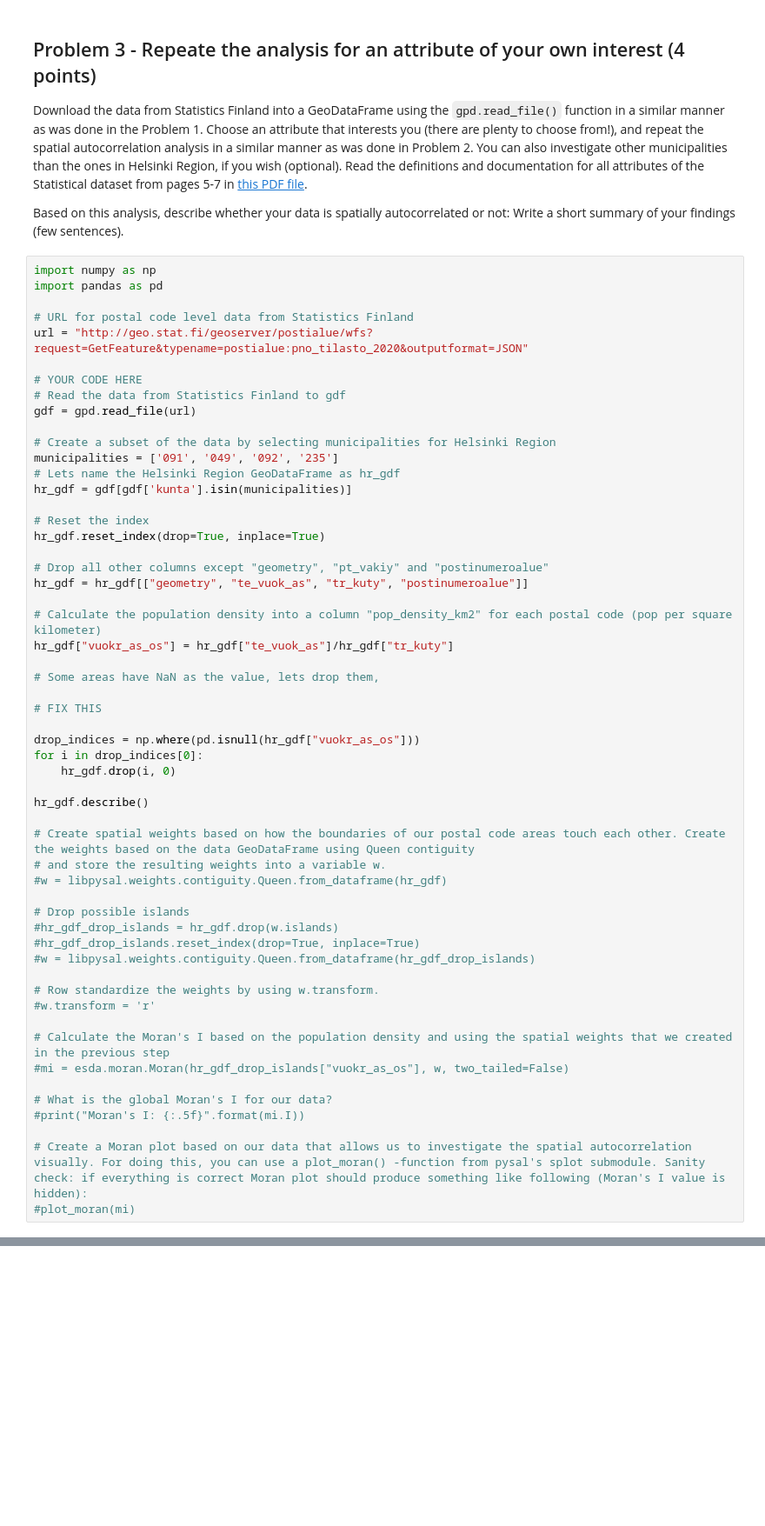
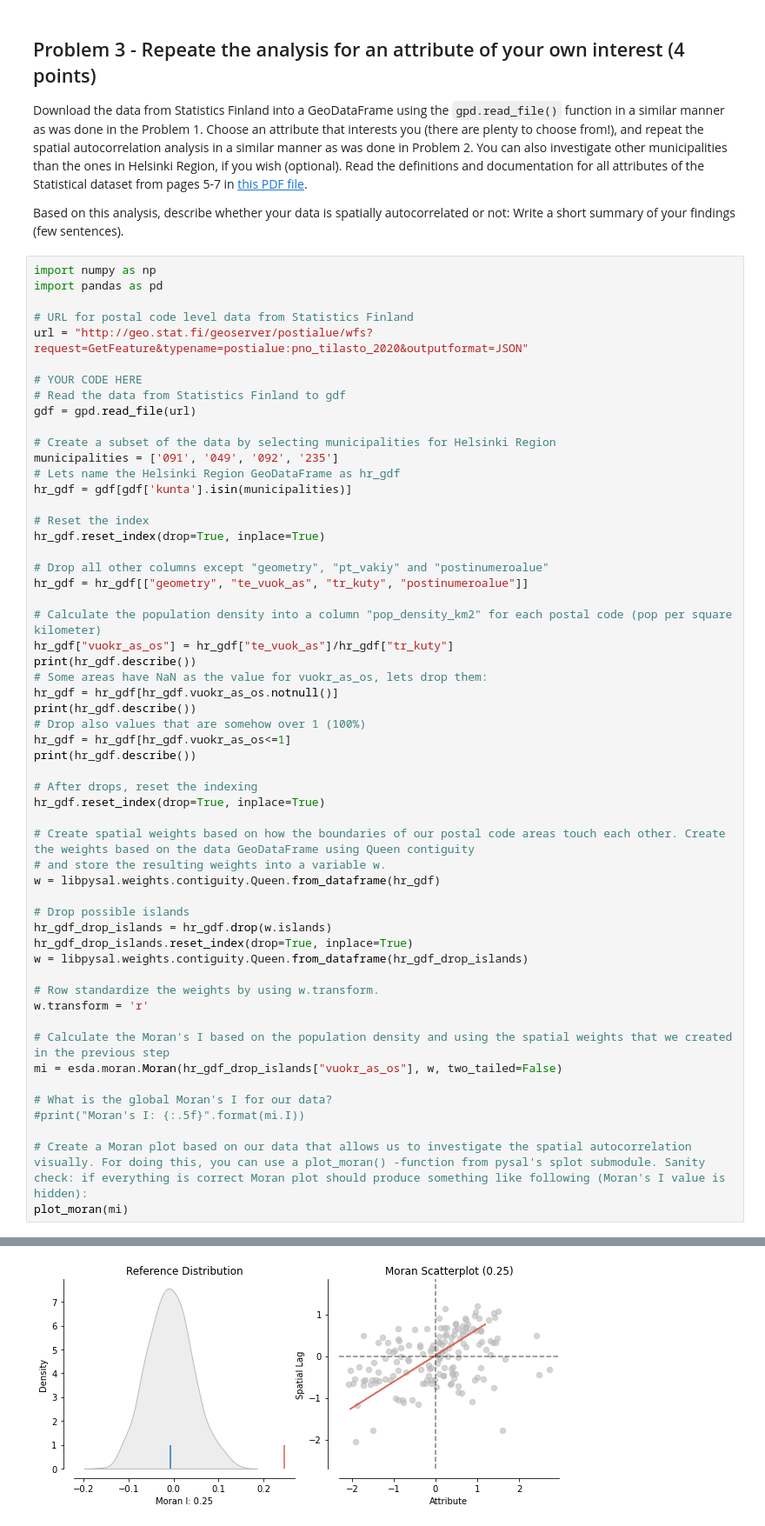
Before and after one commit to Spatial-Analytics-2021/exercise-2-laripernu, a Jupyter notebook: Exercise-2.ipynb, the cells around one changed output, grey strips where cells are left out. Shown at 87% size. Saved outputs shown, nothing was run; the diff lists cells and outputs as text; blank space fills up the shorter version.

```diff
--- a/Exercise-2.ipynb
+++ b/Exercise-2.ipynb
@@ -205,35 +205,35 @@ hr_gdf = hr_gdf[["geometry", "te_vuok_as", "tr_kuty", "postinumeroalue"]]
 
 # Calculate the population density into a column "pop_density_km2" for each postal code (pop per square kilometer)
 hr_gdf["vuokr_as_os"] = hr_gdf["te_vuok_as"]/hr_gdf["tr_kuty"]
+print(hr_gdf.describe())
+# Some areas have NaN as the value for vuokr_as_os, lets drop them:
+hr_gdf = hr_gdf[hr_gdf.vuokr_as_os.notnull()]
+print(hr_gdf.describe())
+# Drop also values that are somehow over 1 (100%)
+hr_gdf = hr_gdf[hr_gdf.vuokr_as_os<=1]
+print(hr_gdf.describe())
 
-# Some areas have NaN as the value, lets drop them,
-
-# FIX THIS
-
-drop_indices = np.where(pd.isnull(hr_gdf["vuokr_as_os"]))
-for i in drop_indices[0]:
-    hr_gdf.drop(i, 0)
-
-hr_gdf.describe()
+# After drops, reset the indexing
+hr_gdf.reset_index(drop=True, inplace=True)
 
 # Create spatial weights based on how the boundaries of our postal code areas touch each other. Create the weights based on the data GeoDataFrame using Queen contiguity
 # and store the resulting weights into a variable w.
-#w = libpysal.weights.contiguity.Queen.from_dataframe(hr_gdf)
+w = libpysal.weights.contiguity.Queen.from_dataframe(hr_gdf)
 
 # Drop possible islands
-#hr_gdf_drop_islands = hr_gdf.drop(w.islands)
-#hr_gdf_drop_islands.reset_index(drop=True, inplace=True)
-#w = libpysal.weights.contiguity.Queen.from_dataframe(hr_gdf_drop_islands)
+hr_gdf_drop_islands = hr_gdf.drop(w.islands)
+hr_gdf_drop_islands.reset_index(drop=True, inplace=True)
+w = libpysal.weights.contiguity.Queen.from_dataframe(hr_gdf_drop_islands)
 
 # Row standardize the weights by using w.transform.
-#w.transform = 'r'
+w.transform = 'r'
 
 # Calculate the Moran's I based on the population density and using the spatial weights that we created in the previous step
-#mi = esda.moran.Moran(hr_gdf_drop_islands["vuokr_as_os"], w, two_tailed=False)
+mi = esda.moran.Moran(hr_gdf_drop_islands["vuokr_as_os"], w, two_tailed=False)
 
 # What is the global Moran's I for our data?
 #print("Moran's I: {:.5f}".format(mi.I))
 
 # Create a Moran plot based on our data that allows us to investigate the spatial autocorrelation visually. For doing this, you can use a plot_moran() -function from pysal's splot submodule. Sanity check: if everything is correct Moran plot should produce something like following (Moran's I value is hidden):
-#plot_moran(mi)
+plot_moran(mi)
 # %% [output]
@@ -249,3 +266,4 @@ hr_gdf.describe()
+[figure, added]
 # %% [markdown]
 ## Problem 4 - How long did it take? Optional feedback (1 point)
 
```
Also changed, not shown: parts of 2 cells of this notebook.
